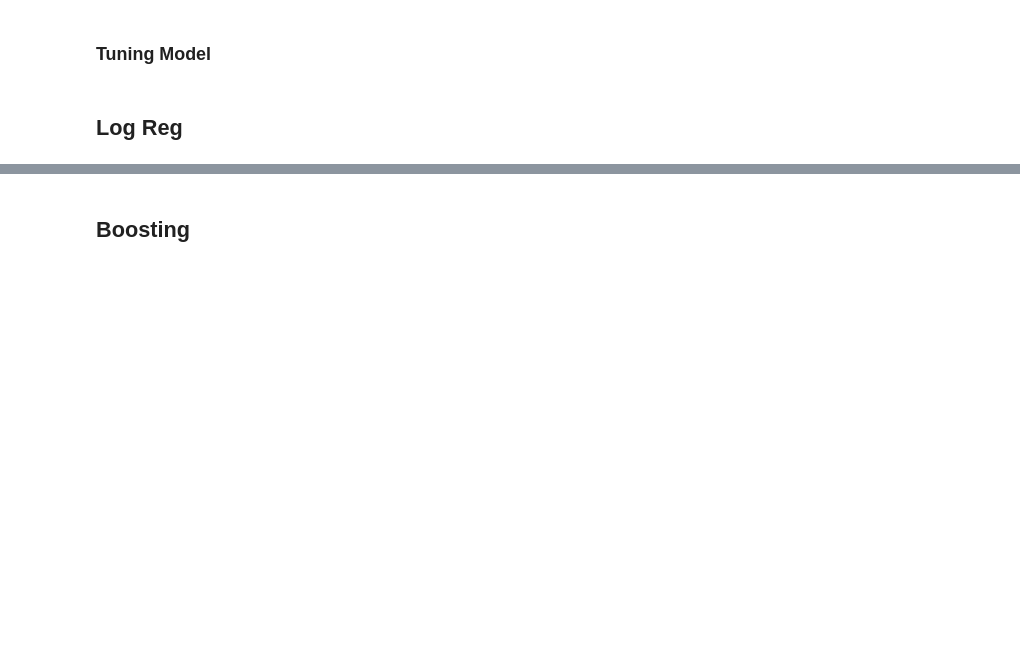
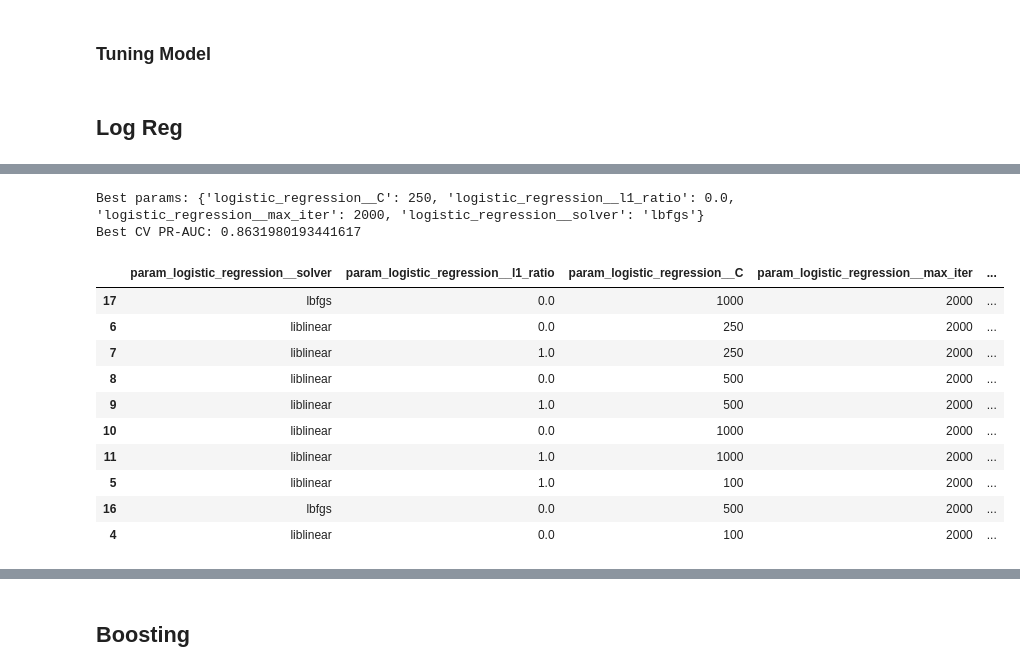
Before and after one commit to SpaceMakerc/Titanic---Machine-Learning-from-Disaster, a Jupyter notebook: titanic.ipynb, the cells around one changed output, grey strips where cells are left out. Saved outputs shown, nothing was run; the diff lists cells and outputs as text; code cells hidden in the pictures; blank space fills up the shorter version.

Commit message:
Finished with tuning Logistic Regression. Wrote outcomes

```diff
--- a/titanic.ipynb
+++ b/titanic.ipynb
@@ -1983,0 +1913,71 @@ results[cols].sort_values("mean_test_score", ascending=False).head(10)
+# %%
+lr_preprocessing = ColumnTransformer(fs.processing_per_model["Logistic Regression"], remainder="drop")
+lr = models["Logistic Regression"]
+
+current_pipeline = Pipeline([
+    ("preprocessing", lr_preprocessing),
+    ("logistic_regression", lr),
+])
+
+param_grid = [
+    {
+        "logistic_regression__solver": ["liblinear"],
+        "logistic_regression__l1_ratio": [0.0, 1.0],
+        "logistic_regression__C": [10, 50, 100, 250, 500, 1000],
+        "logistic_regression__max_iter": [2000],
+    },
+    {
+        "logistic_regression__solver": ["lbfgs"],
+        "logistic_regression__l1_ratio": [0.0],
+        "logistic_regression__C": [10, 50, 100, 250, 500, 1000],
+        "logistic_regression__max_iter": [2000],
+    },
+]
+
+cv = StratifiedKFold(n_splits=5, shuffle=True, random_state=42)
+
+grid_search = GridSearchCV(
+    estimator=current_pipeline,
+    param_grid=param_grid,
+    cv=cv,
+    scoring="average_precision",
+    n_jobs=-1,
+    return_train_score=True,
+)
+
+grid_search.fit(X_train, y_train)
+
+print("Best params:", grid_search.best_params_)
+print("Best CV PR-AUC:", grid_search.best_score_)
+# %% [output]
+Best params: {'logistic_regression__C': 250, 'logistic_regression__l1_ratio': 0.0, 'logistic_regression__max_iter': 2000, 'logistic_regression__solver': 'lbfgs'}
+Best CV PR-AUC: 0.8631980193441617
+# %%
+results = pd.DataFrame(grid_search.cv_results_)
+
+cols = [
+    "param_logistic_regression__solver",
+    "param_logistic_regression__l1_ratio",
+    "param_logistic_regression__C",
+    "param_logistic_regression__max_iter",
+    "mean_test_score",
+    "std_test_score",
+    "mean_train_score",
+]
+
+results["diff"] = results["mean_train_score"] - results["mean_test_score"]
+results["rounded_test_score"] = results["mean_test_score"].round(3)
+
+results[cols + ["diff", "rounded_test_score"]].sort_values(by=["rounded_test_score", "std_test_score"], ascending=[False, True]).head(10)
+# %% [output]
+|  | param_logistic_regression__solver | param_logistic_regression__l1_ratio | param_logistic_regression__C | param_logistic_regression__max_iter | ... |
+| 17 | lbfgs | 0.0 | 1000 | 2000 | ... |
+| 6 | liblinear | 0.0 | 250 | 2000 | ... |
+| 7 | liblinear | 1.0 | 250 | 2000 | ... |
+| 8 | liblinear | 0.0 | 500 | 2000 | ... |
+| 9 | liblinear | 1.0 | 500 | 2000 | ... |
+| 10 | liblinear | 0.0 | 1000 | 2000 | ... |
+| 11 | liblinear | 1.0 | 1000 | 2000 | ... |
+| 5 | liblinear | 1.0 | 100 | 2000 | ... |
+| 16 | lbfgs | 0.0 | 500 | 2000 | ... |
+| 4 | liblinear | 0.0 | 100 | 2000 | ... |
```
Also changed, not shown: parts of 3 cells of this notebook.
